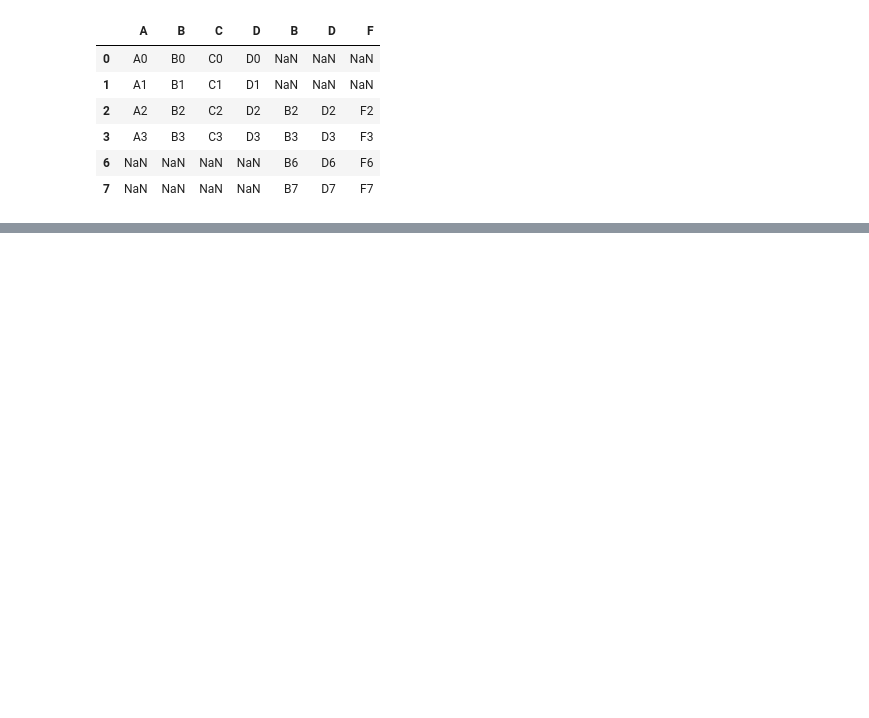
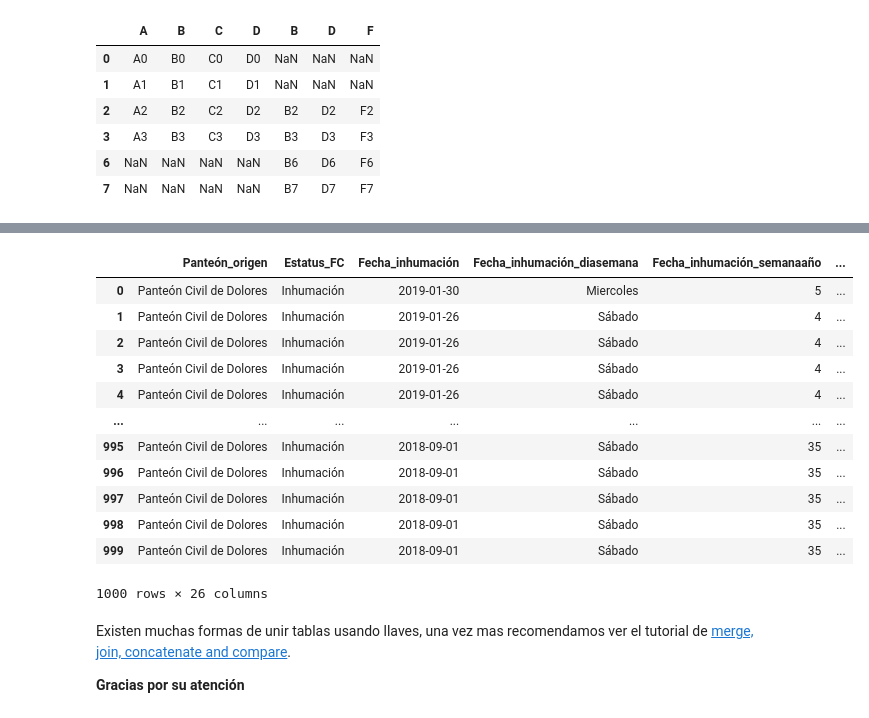
Before and after one commit to mar-esther23/CursoPandas2023, a Jupyter notebook: CP6-Analisis.ipynb, the cells around one changed output, grey strips where cells are left out. Saved outputs shown, nothing was run; the diff lists cells and outputs as text; code cells hidden in the pictures; blank space fills up the shorter version.

```diff
--- a/CP6-Analisis.ipynb
+++ b/CP6-Analisis.ipynb
@@ -571,0 +757,3 @@ pd.concat([df1,df2], axis=1)
+# %%
+df_inst = pd.read_csv('data_raw/MFC_InstitucionesOrigen.csv')
+df_inst
@@ -571,0 +784,22 @@ pd.concat([df1,df2], axis=1)
+# %%
+df.merge(df_inst, how='left', left_on='Institución_origen', right_on='Nombre')
+# %% [output]
+|  | Panteón_origen | Estatus_FC | Fecha_inhumación | Fecha_inhumación_diasemana | Fecha_inhumación_semanaaño | ... |
+| 0 | Panteón Civil de Dolores | Inhumación | 2019-01-30 | Miercoles | 5 | ... |
+| 1 | Panteón Civil de Dolores | Inhumación | 2019-01-26 | Sábado | 4 | ... |
+| 2 | Panteón Civil de Dolores | Inhumación | 2019-01-26 | Sábado | 4 | ... |
+| 3 | Panteón Civil de Dolores | Inhumación | 2019-01-26 | Sábado | 4 | ... |
+| 4 | Panteón Civil de Dolores | Inhumación | 2019-01-26 | Sábado | 4 | ... |
+| ... | ... | ... | ... | ... | ... | ... |
+| 995 | Panteón Civil de Dolores | Inhumación | 2018-09-01 | Sábado | 35 | ... |
+| 996 | Panteón Civil de Dolores | Inhumación | 2018-09-01 | Sábado | 35 | ... |
+| 997 | Panteón Civil de Dolores | Inhumación | 2018-09-01 | Sábado | 35 | ... |
+| 998 | Panteón Civil de Dolores | Inhumación | 2018-09-01 | Sábado | 35 | ... |
+| 999 | Panteón Civil de Dolores | Inhumación | 2018-09-01 | Sábado | 35 | ... |
+1000 rows × 26 columns
+# %% [markdown]
+
+
+Existen muchas formas de unir tablas usando llaves, una vez mas recomendamos ver el tutorial de [merge, join, concatenate and compare](https://pandas.pydata.org/docs/user_guide/merging.html).
+
+**Gracias por su atención**
```
Also changed, not shown: parts of 36 cells of this notebook.
